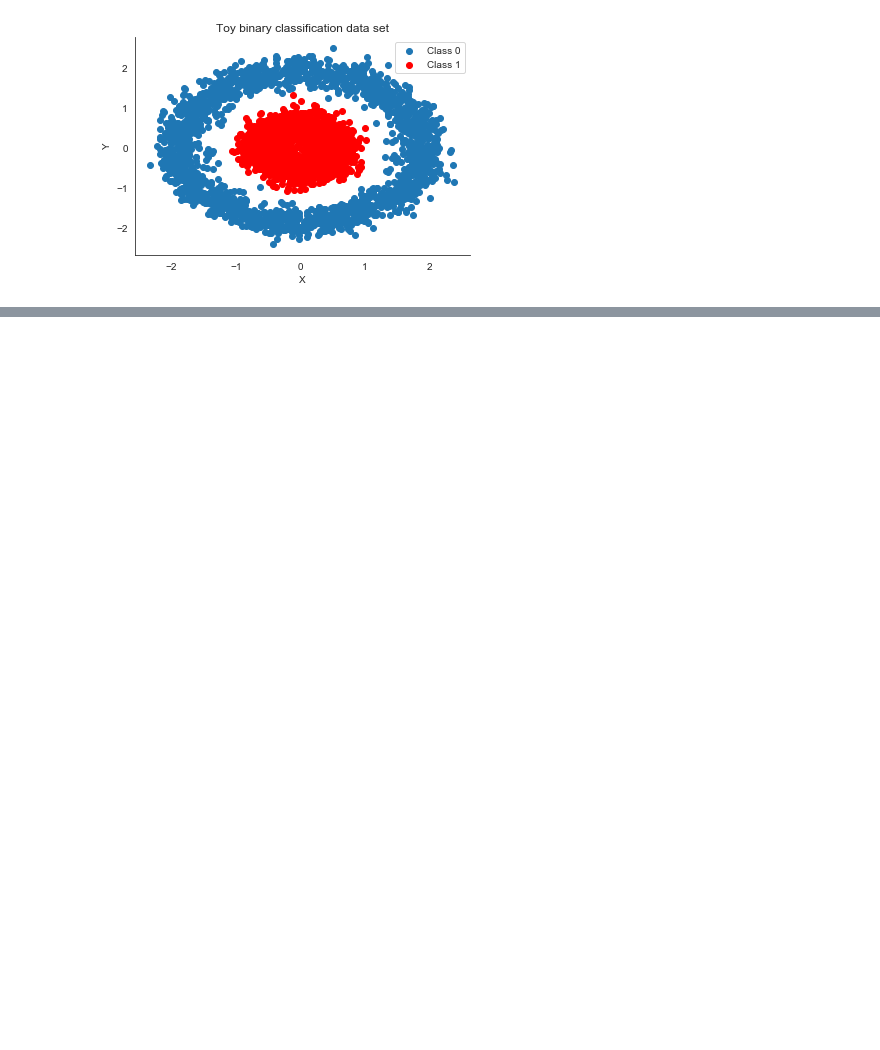
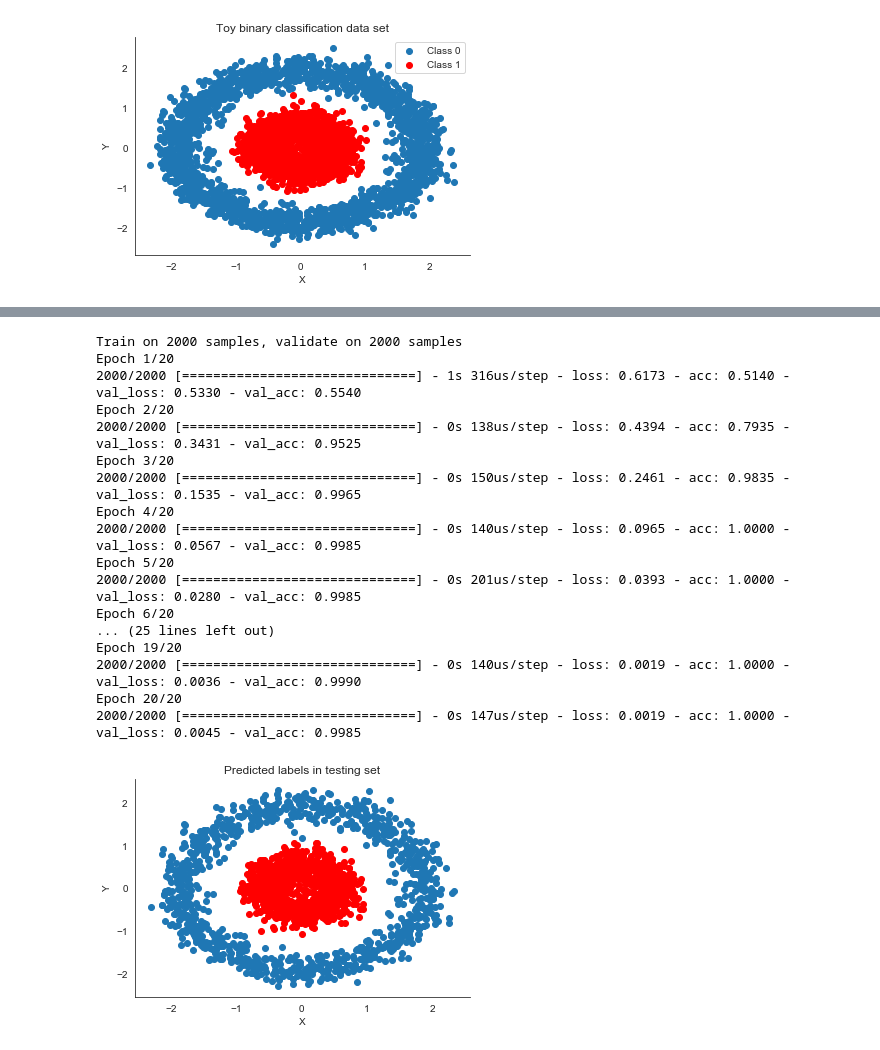
Before and after one commit to soulforger0/GPopt_4_Bayesian_NN, a Jupyter notebook: GPopt_4_NN.ipynb, the cells around one changed output, grey strips where cells are left out. Cells and saved outputs as stored; diff of their text form; code cells hidden in the pictures; blank space fills up the shorter version.

```diff
--- a/GPopt_4_NN.ipynb
+++ b/GPopt_4_NN.ipynb
@@ -53,0 +309,75 @@ default_parameters = [2]
+# %%
+keras_model = keras.Sequential([
+    #keras.layers.InputLayer(input_shape=(6549,)),
+    #keras.layers.Dropout(rate=0.5),
+    keras.layers.Dense(40, activation=tf.nn.relu, input_shape=(2,)),
+#    keras.layers.Dropout(rate=0.3),
+    keras.layers.Dense(40, activation=tf.nn.relu),
+    #keras.layers.Dropout(rate=0.3),
+#    keras.layers.Dense(40, activation=tf.nn.relu),
+#    keras.layers.Dropout(rate=0.3),
+#    keras.layers.Dense(512, activation=tf.nn.relu),
+#    keras.layers.Dense(512, activation=tf.nn.relu),
+#   keras.layers.Dense(11, activation=tf.nn.sigmoid),
+    keras.layers.Dense(1, activation=tf.nn.sigmoid)
+])
+
+
+keras_model.compile(optimizer=tf.keras.optimizers.Adam(),
+              loss='binary_crossentropy',
+              metrics=['accuracy'])
+
+
+hist = keras_model.fit(X_train, Y_train, epochs=20, validation_data=(X_test, Y_test))
+
+
+
+### for graph only
+pred= keras_model.predict(X_test)
+temp1 = pred<0.5
+temp2 = pred>=0.5
+
+pred2 = []
+for x in temp1:
+    for j in x:
+        pred2.append(j)
+pred3 = []
+for x in temp2:
+    for j in x:
+        pred3.append(j)
+
+
+# output graph
+fig, ax = plt.subplots()
+ax.scatter(X_test[pred2, 0], X_test[pred2, 1])
+ax.scatter(X_test[pred3, 0], X_test[pred3, 1], color='r')
+sns.despine()
+ax.set(title='Predicted labels in testing set', xlabel='X', ylabel='Y');
+
+
+# Delete the Keras model with these hyper-parameters from memory.
+del keras_model
+
+# Clear the Keras session, otherwise it will keep adding new
+# models to the same TensorFlow graph each time we create
+# a model with a different set of hyper-parameters.
+K.clear_session()
+# %% [output]
+Train on 2000 samples, validate on 2000 samples
+Epoch 1/20
+2000/2000 [==============================] - 1s 316us/step - loss: 0.6173 - acc: 0.5140 - val_loss: 0.5330 - val_acc: 0.5540
+Epoch 2/20
+2000/2000 [==============================] - 0s 138us/step - loss: 0.4394 - acc: 0.7935 - val_loss: 0.3431 - val_acc: 0.9525
+Epoch 3/20
+2000/2000 [==============================] - 0s 150us/step - loss: 0.2461 - acc: 0.9835 - val_loss: 0.1535 - val_acc: 0.9965
+Epoch 4/20
+2000/2000 [==============================] - 0s 140us/step - loss: 0.0965 - acc: 1.0000 - val_loss: 0.0567 - val_acc: 0.9985
+Epoch 5/20
+2000/2000 [==============================] - 0s 201us/step - loss: 0.0393 - acc: 1.0000 - val_loss: 0.0280 - val_acc: 0.9985
+Epoch 6/20
+... (25 lines left out)
+Epoch 19/20
+2000/2000 [==============================] - 0s 140us/step - loss: 0.0019 - acc: 1.0000 - val_loss: 0.0036 - val_acc: 0.9990
+Epoch 20/20
+2000/2000 [==============================] - 0s 147us/step - loss: 0.0019 - acc: 1.0000 - val_loss: 0.0045 - val_acc: 0.9985
+[figure, added]
```
Also changed, not shown: parts of 23 cells of this notebook.
